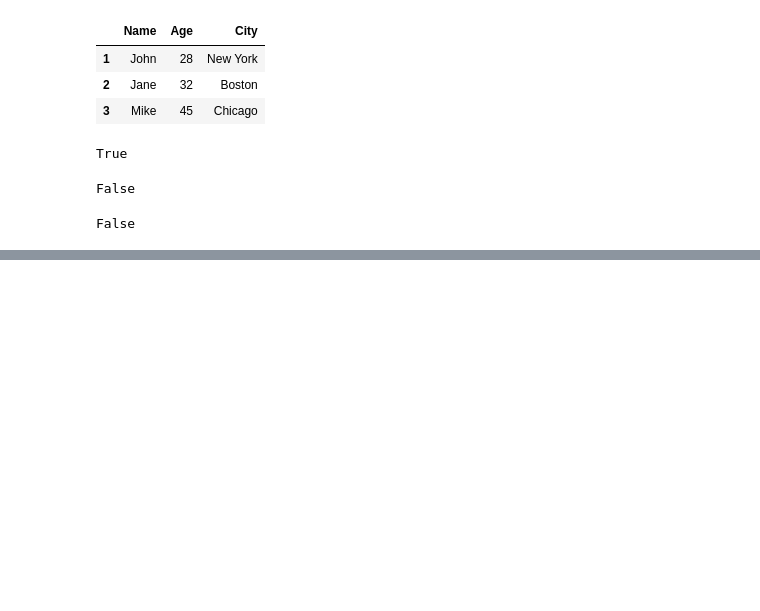
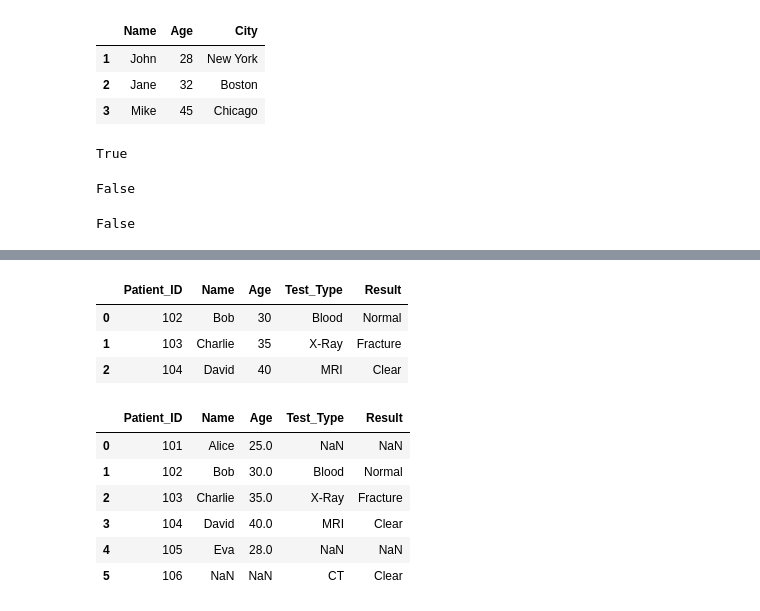
Before and after one commit to mseifoori/Machine-Learning-Exercises, a Jupyter notebook: Data_Processing/Notes/pandas_notes.ipynb, the cells around one changed output, grey strips where cells are left out. Cells and saved outputs as stored; diff of their text form; code cells hidden in the pictures; blank space fills up the shorter version.

```diff
--- a/Data_Processing/Notes/pandas_notes.ipynb
+++ b/Data_Processing/Notes/pandas_notes.ipynb
@@ -715,0 +768,29 @@ False
+# %%
+patients_df = pd.DataFrame({
+    'Patient_ID': [101, 102, 103, 104, 105],
+    'Name': ['Alice', 'Bob', 'Charlie', 'David', 'Eva'],
+    'Age': [25, 30, 35, 40, 28]
+})
+
+tests_df = pd.DataFrame({
+    'Patient_ID': [102, 103, 104, 106],
+    'Test_Type': ['Blood', 'X-Ray', 'MRI', 'CT'],
+    'Result': ['Normal', 'Fracture', 'Clear', 'Clear']
+})
+# %%
+pd.merge(patients_df, tests_df, on='Patient_ID', how='inner')
+# %% [output]
+|  | Patient_ID | Name | Age | Test_Type | Result |
+| 0 | 102 | Bob | 30 | Blood | Normal |
+| 1 | 103 | Charlie | 35 | X-Ray | Fracture |
+| 2 | 104 | David | 40 | MRI | Clear |
+# %%
+pd.merge(patients_df, tests_df, on='Patient_ID', how='outer')
+# %% [output]
+|  | Patient_ID | Name | Age | Test_Type | Result |
+| 0 | 101 | Alice | 25.0 | NaN | NaN |
+| 1 | 102 | Bob | 30.0 | Blood | Normal |
+| 2 | 103 | Charlie | 35.0 | X-Ray | Fracture |
+| 3 | 104 | David | 40.0 | MRI | Clear |
+| 4 | 105 | Eva | 28.0 | NaN | NaN |
+| 5 | 106 | NaN | NaN | CT | Clear |
```
Also changed, not shown: parts of 19 cells of this notebook, 1 other file.
